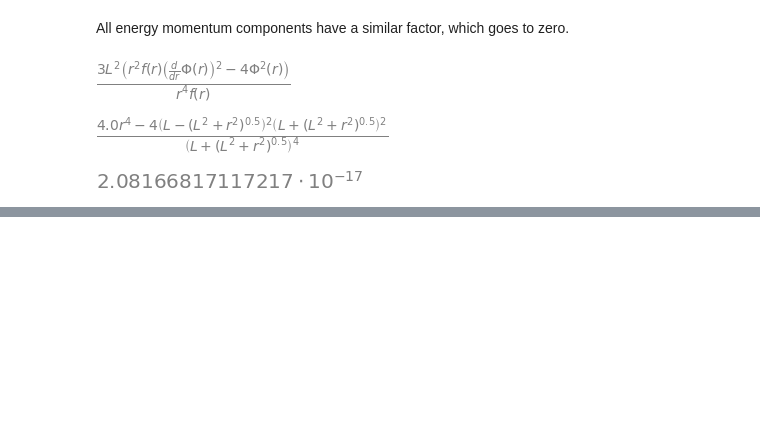
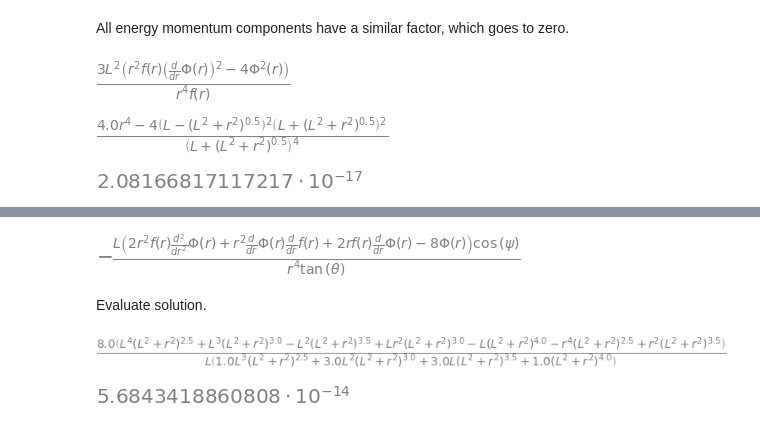
Before and after one commit to jchryssanthacopoulos/wormholes, a Jupyter notebook: einstein_maxwell_ads4_euclidean.ipynb, the cells around one changed output, grey strips where cells are left out. Cells and saved outputs as stored; diff of their text form; code cells hidden in the pictures; blank space fills up the shorter version.

```diff
--- a/einstein_maxwell_ads4_euclidean.ipynb
+++ b/einstein_maxwell_ads4_euclidean.ipynb
@@ -176,0 +162,7 @@ T_00.subs({r: 2, L: 3})
+# %%
+Fgg_tensor = TensorHead('Fgg', [Euclidean] * 6)
+Fgg_matrix = sympy.tensorproduct(F_1, metric_inv, metric_inv)
+repl = {Fgg_tensor(-i0, -i1, i2, i3, i4, i5): Fgg_matrix}
+F_upper_indices = Fgg_tensor(-i0, -i1, i0, i2, i1, i3).replace_with_arrays(repl)
+F_upper_indices = sympy.simplify(F_upper_indices)
+F_upper_indices
@@ -176,0 +173,10 @@ T_00.subs({r: 2, L: 3})
+# %%
+partial_F = sympy.MutableDenseNDimArray.zeros(4, 4, 4)
+for i in range(4):
+    for j in range(4):
+        for k in range(4):
+            partial_F[i, j, k] = sympy.diff(F_upper_indices[j, k], x[i])
+# %%
+partial_F_tensor = TensorHead('partialF', [Euclidean] * 3)
+repl = {partial_F_tensor(-i0, i1, i2): partial_F}
+partial_F_contracted = partial_F_tensor(-i0, i0, i1).replace_with_arrays(repl)
@@ -176,0 +185,8 @@ T_00.subs({r: 2, L: 3})
+# %%
+lambda_F_tensor = TensorHead('lambdaF', [Euclidean] * 5)
+lambda_F_matrix = sympy.tensorproduct(ch, F_upper_indices)
+repl = {lambda_F_tensor(i0, -i1, -i2, i3, i4): lambda_F_matrix}
+partial_F_contracted += lambda_F_tensor(i0, -i0, -i1, i1, i2).replace_with_arrays(repl)
+partial_F_contracted += lambda_F_tensor(i0, -i1, -i2, i1, i2).replace_with_arrays(repl)
+partial_F_contracted = sympy.simplify(partial_F_contracted)
+partial_F_contracted
@@ -176,0 +195,6 @@ T_00.subs({r: 2, L: 3})
+# %%
+partial_F_contracted[1]
+# %% [output]
+[figure, added]
+# %% [markdown]
+Evaluate solution.
@@ -176,0 +204,9 @@ T_00.subs({r: 2, L: 3})
+# %%
+dF = 2 * r ** 2 * f_sol * ddphiddr + r ** 2 * dphidr * dfdr + 2 * r * f_sol * dphidr - 8 * phi_sol
+dF.simplify()
+# %% [output]
+[figure, added]
+# %%
+dF.subs({L: 1.2, r: 21})
+# %% [output]
+[figure, added]
```
Also changed, not shown: parts of 19 cells of this notebook.
